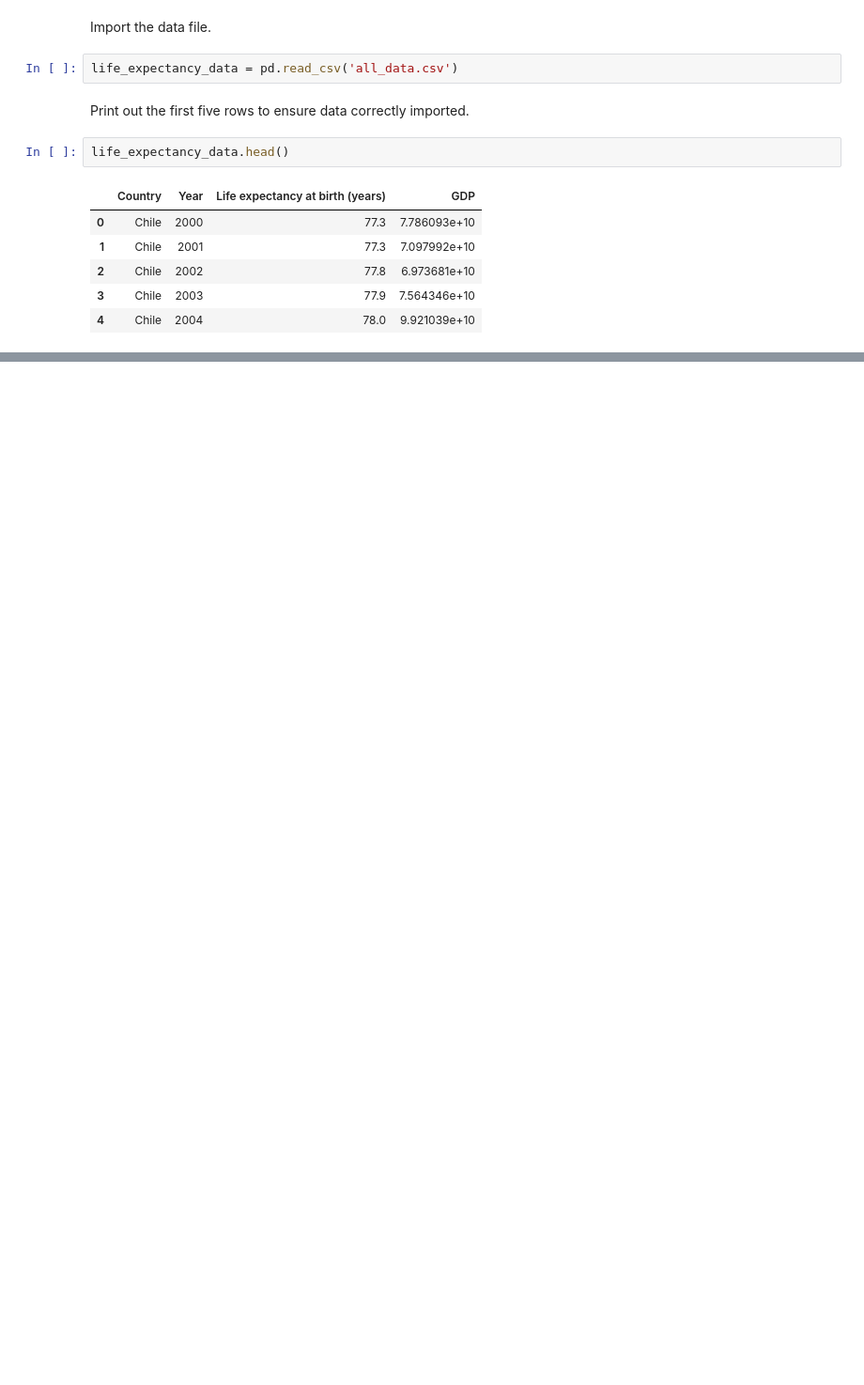
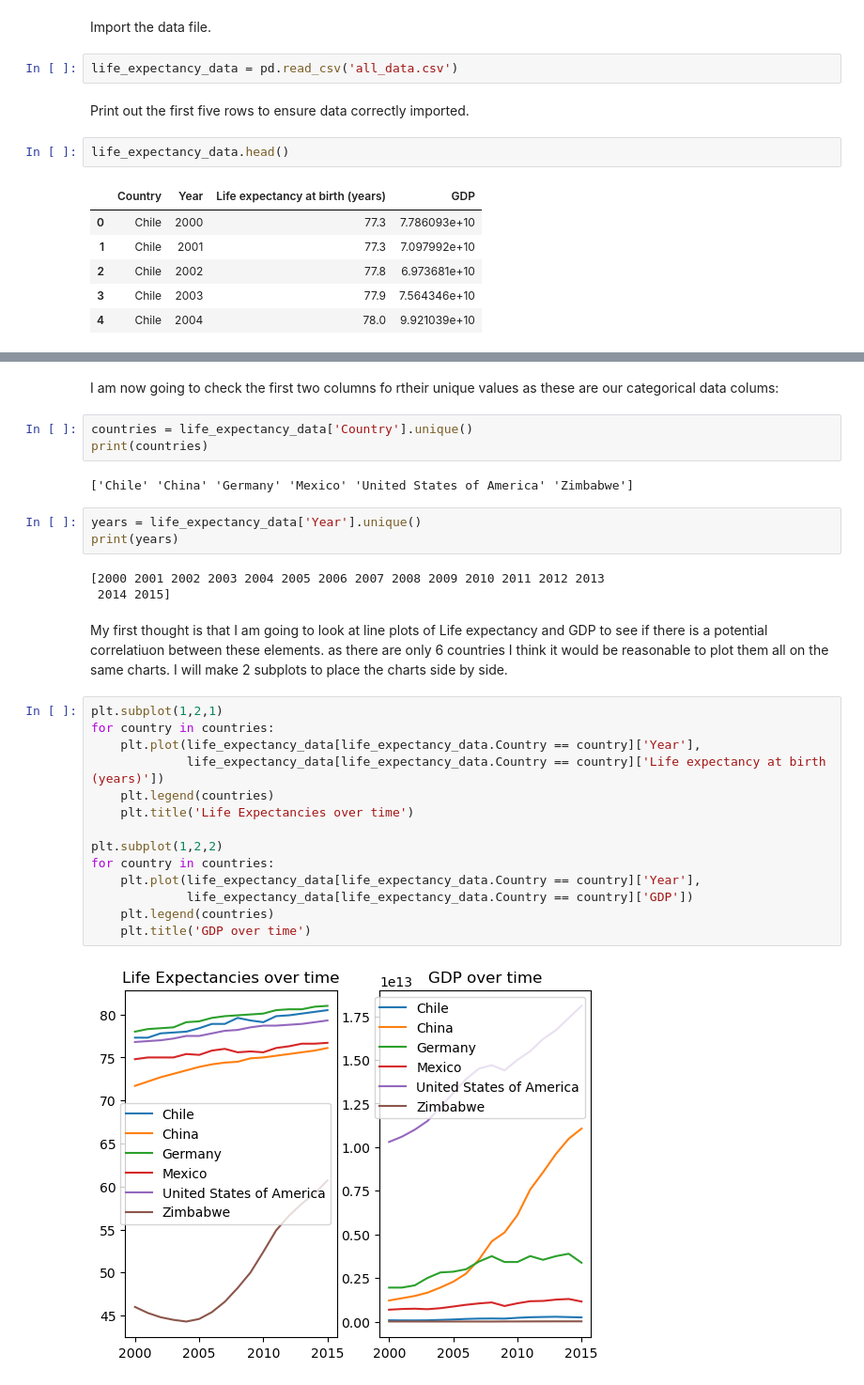
Before and after one commit to jedijoff/Life-Expectancy-and-GDP-Starter, a Jupyter notebook: life_expectancy_gdp.ipynb, the cells around one changed output, grey strips where cells are left out. Shown at 94% size. Drawn from its saved outputs; the diff is of its cells as text; blank space fills up the shorter version.

Commit message:
New plots on jupyter notebook comparing GDP and Life expectancy.

```diff
--- a/life_expectancy_gdp.ipynb
+++ b/life_expectancy_gdp.ipynb
@@ -19,0 +44,31 @@ life_expectancy_data.head()
+# %% [markdown]
+I am now going to check the first two columns fo rtheir unique values as these are our categorical data colums:
+# %%
+countries = life_expectancy_data['Country'].unique()
+print(countries)
+# %% [output]
+['Chile' 'China' 'Germany' 'Mexico' 'United States of America' 'Zimbabwe']
+# %%
+years = life_expectancy_data['Year'].unique()
+print(years)
+# %% [output]
+[2000 2001 2002 2003 2004 2005 2006 2007 2008 2009 2010 2011 2012 2013
+ 2014 2015]
+# %% [markdown]
+My first thought is that I am going to look at line plots of Life expectancy and GDP to see if there is a potential correlatiuon between these elements. as there are only 6 countries I think it would be reasonable to plot them all on the same charts. I will make 2 subplots to place the charts side by side.
+# %%
+plt.subplot(1,2,1)
+for country in countries:
+    plt.plot(life_expectancy_data[life_expectancy_data.Country == country]['Year'],
+             life_expectancy_data[life_expectancy_data.Country == country]['Life expectancy at birth (years)'])
+    plt.legend(countries)
+    plt.title('Life Expectancies over time')
+
+plt.subplot(1,2,2)
+for country in countries:
+    plt.plot(life_expectancy_data[life_expectancy_data.Country == country]['Year'],
+             life_expectancy_data[life_expectancy_data.Country == country]['GDP'])
+    plt.legend(countries)
+    plt.title('GDP over time')
+# %% [output]
+[figure, added]
```
Also changed, not shown: parts of 11 cells of this notebook.
